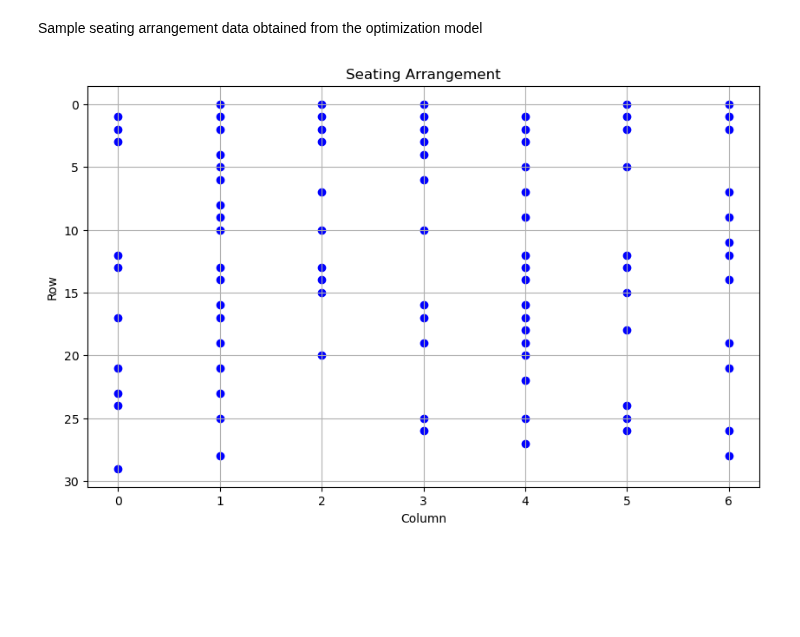
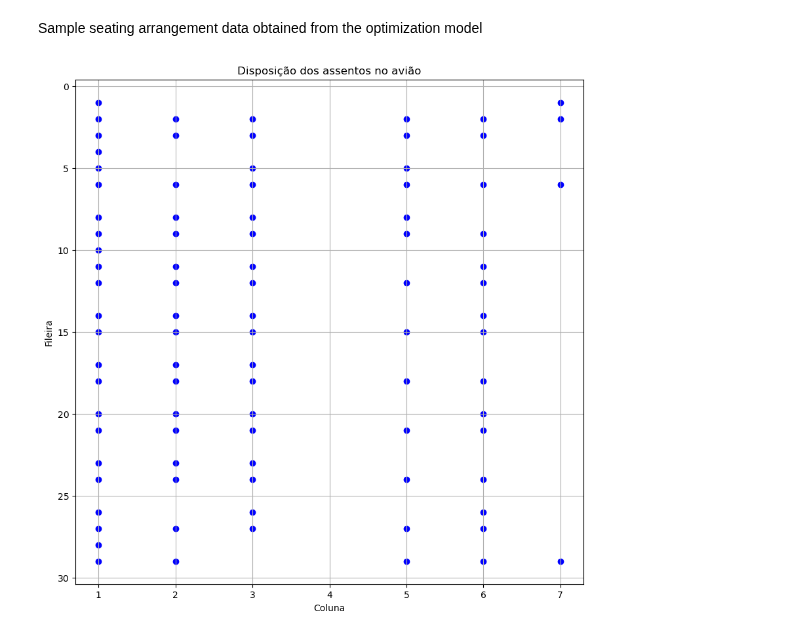
Before and after one commit to DelphineSalzmann/Opti_AirFrance, a Jupyter notebook: main.ipynb, the cells around one changed output. Cells and saved outputs as stored; diff of their text form; code cells hidden in the pictures; blank space fills up the shorter version.

Commit message:
Auto visualization v2

```diff
--- a/main.ipynb
+++ b/main.ipynb
@@ -217,31 +220,41 @@ m.optimize()
 print("Les places dans l'avion sont les suivantes :", [(i,j) for i in range(1,n+1) for j in range (1,ns+1) if S[(i,j)].x])
 # %% [output]
 Les places dans l'avion sont les suivantes : [(1, 203), (2, 162), (3, 114), (4, 33), (5, 14), (6, 97), (7, 190), (8, 82), (9, 202), (10, 10), (11, 100), (12, 121), (13, 61), (14, 145), (15, 40), (16,  ...
+# %%
+# Creating a variable called seats containing only the j coordinates
+seats = [j for i in range(1, n + 1) for j in range(1, ns + 1) if S[(i, j)].x]
+
+def seat_coordinates(seat):
+
+
+    coordinates = []
+    for j in range(0,  len(seats)):
+        #print(seats[0]%7)
+        if (seats[j] % 7 == 0):
+            x = 7
+            y = (seat[j] // 7) #%29
+        else:
+            x = seat[j] % 7
+            y = (seat[j] // 7)+ 1
+
+        coordinates.append((x, y))
+
+    return coordinates
+
+
+seat_coords = seat_coordinates(seats)
+x_coords = [coord[0] for coord in seat_coords]
+y_coords = [coord[1] for coord in seat_coords]
 # %% [markdown]
 Sample seating arrangement data obtained from the optimization model
-# %%
-seating_arrangement = [(1, 187), (2, 153), (3, 123), (4, 2), (5, 25), (6, 21), (7, 139), (8, 69), (9, 188), (10, 131),
-                       (11, 136), (12, 92), (13, 185), (14, 64), (15, 10), (16, 19), (17, 96), (18, 7), (19, 3),
-                       (20, 8), (21, 5), (22, 134), (23, 142), (24, 173), (25, 122), (26, 162), (27, 89), (28, 99),
-                       (29, 158), (30, 178), (31, 57), (32, 1), (33, 55), (34, 24), (35, 93), (36, 107), (37, 120),
-                       (38, 161), (39, 193), (40, 113), (41, 31), (42, 144), (43, 203), (44, 88), (45, 29), (46, 53),
-                       (47, 73), (48, 100), (49, 147), (50, 11), (51, 13), (52, 9), (53, 104), (54, 116), (55, 40),
-                       (56, 119), (57, 168), (58, 180), (59, 91), (60, 137), (61, 23), (62, 95), (63, 71), (64, 197),
-                       (65, 39), (66, 18), (67, 15), (68, 102), (69, 45), (70, 14), (71, 6), (72, 202), (73, 36),
-                       (74, 51), (75, 176), (76, 84), (77, 90), (78, 83), (79, 20), (80, 43), (81, 115), (82, 130),
-                       (83, 148), (84, 67), (85, 12), (86, 16), (87, 17), (88, 179), (89, 110), (90, 72)]
-
-# Plotting the seating arrangement
-plt.figure(figsize=(10, 6))  # Adjust figure size as needed
-
-for seat in seating_arrangement:
-    plt.scatter(seat[1] % 7, seat[1] // 7, color="blue")  # Plot seat position on the aircraft grid
-
-plt.title("Seating Arrangement")
-plt.xlabel("Column")
-plt.ylabel("Row")
-plt.grid(True)
-plt.gca().invert_yaxis()  # Invert y-axis to match the aircraft's seating orientation
-plt.show()
-# %% [output]
-[figure, removed]
+# %%
+plt.figure(figsize=(10, 10))  # Define o tamanho do gráfico
+plt.scatter(x_coords, y_coords, color='blue')  # Plotando os assentos
+plt.xlabel('Coluna')  # Rótulo do eixo x
+plt.ylabel('Fileira')  # Rótulo do eixo y
+plt.title('Disposição dos assentos no avião')  # Título do gráfico
+plt.grid(True)  # Habilita as grades no gráfico
+plt.gca().invert_yaxis()  # Inverte o eixo y para corresponder à disposição dos assentos
+plt.show()  # Exibe o gráfico
+# %% [output]
+[figure, added]
```
Also changed, not shown: parts of 1 cell of this notebook.
